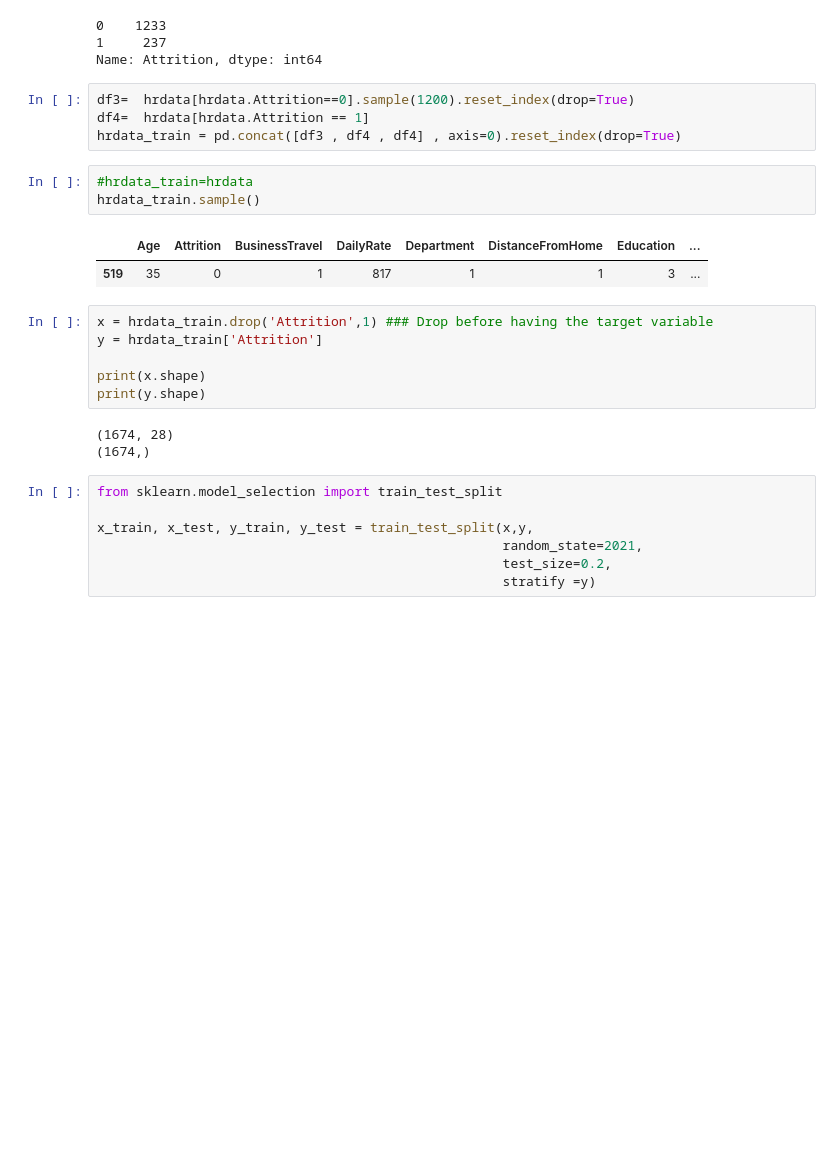
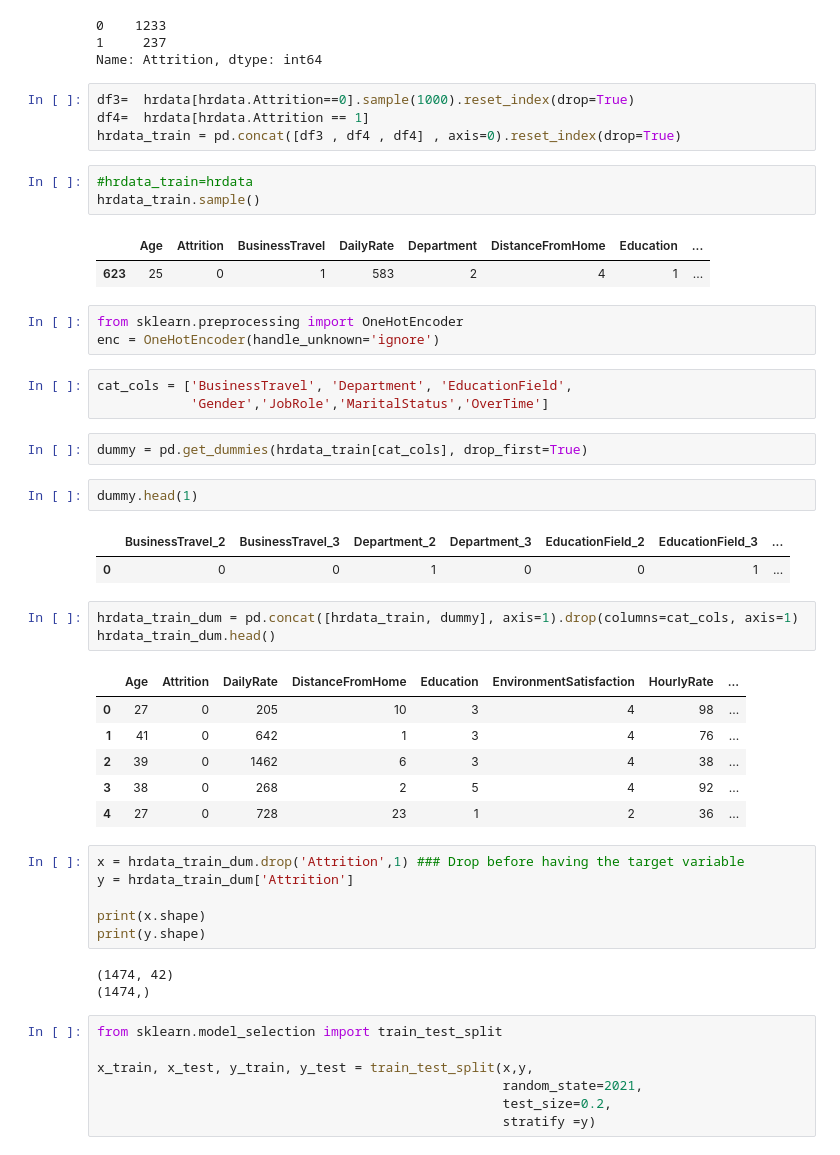
Before and after one commit to qSergio/Intro2ML, a Jupyter notebook: Session4/NNandDeepLearning.ipynb, the cells around one changed output. Cells and saved outputs as stored; diff of their text form; blank space fills up the shorter version.

```diff
--- a/Session4/NNandDeepLearning.ipynb
+++ b/Session4/NNandDeepLearning.ipynb
@@ -247,7 +247,7 @@ hrdata.Attrition.value_counts()
 1     237
 Name: Attrition, dtype: int64
 # %%
-df3=  hrdata[hrdata.Attrition==0].sample(1200).reset_index(drop=True)
+df3=  hrdata[hrdata.Attrition==0].sample(1000).reset_index(drop=True)
 df4=  hrdata[hrdata.Attrition == 1]
 hrdata_train = pd.concat([df3 , df4 , df4] , axis=0).reset_index(drop=True)
 # %%
@@ -255,16 +255,39 @@ hrdata_train = pd.concat([df3 , df4 , df4] , axis=0).reset_index(drop=True)
 hrdata_train.sample()
 # %% [output]
 |  | Age | Attrition | BusinessTravel | DailyRate | Department | DistanceFromHome | Education | ... |
-| 519 | 35 | 0 | 1 | 817 | 1 | 1 | 3 | ... |
+| 623 | 25 | 0 | 1 | 583 | 2 | 4 | 1 | ... |
+# %%
+from sklearn.preprocessing import OneHotEncoder
+enc = OneHotEncoder(handle_unknown='ignore')
+# %%
+cat_cols = ['BusinessTravel', 'Department', 'EducationField',
+            'Gender','JobRole','MaritalStatus','OverTime']
+# %%
+dummy = pd.get_dummies(hrdata_train[cat_cols], drop_first=True)
+# %%
+dummy.head(1)
+# %% [output]
+|  | BusinessTravel_2 | BusinessTravel_3 | Department_2 | Department_3 | EducationField_2 | EducationField_3 | ... |
+| 0 | 0 | 0 | 1 | 0 | 0 | 1 | ... |
+# %%
+hrdata_train_dum = pd.concat([hrdata_train, dummy], axis=1).drop(columns=cat_cols, axis=1)
+hrdata_train_dum.head()
+# %% [output]
+|  | Age | Attrition | DailyRate | DistanceFromHome | Education | EnvironmentSatisfaction | HourlyRate | ... |
+| 0 | 27 | 0 | 205 | 10 | 3 | 4 | 98 | ... |
+| 1 | 41 | 0 | 642 | 1 | 3 | 4 | 76 | ... |
+| 2 | 39 | 0 | 1462 | 6 | 3 | 4 | 38 | ... |
+| 3 | 38 | 0 | 268 | 2 | 5 | 4 | 92 | ... |
+| 4 | 27 | 0 | 728 | 23 | 1 | 2 | 36 | ... |
 # %%
-x = hrdata_train.drop('Attrition',1) ### Drop before having the target variable
-y = hrdata_train['Attrition']
+x = hrdata_train_dum.drop('Attrition',1) ### Drop before having the target variable
+y = hrdata_train_dum['Attrition']
 
 print(x.shape)
 print(y.shape)
 # %% [output]
-(1674, 28)
-(1674,)
+(1474, 42)
+(1474,)
 # %%
 from sklearn.model_selection import train_test_split
 
```
Also changed, not shown: parts of 11 cells of this notebook.
